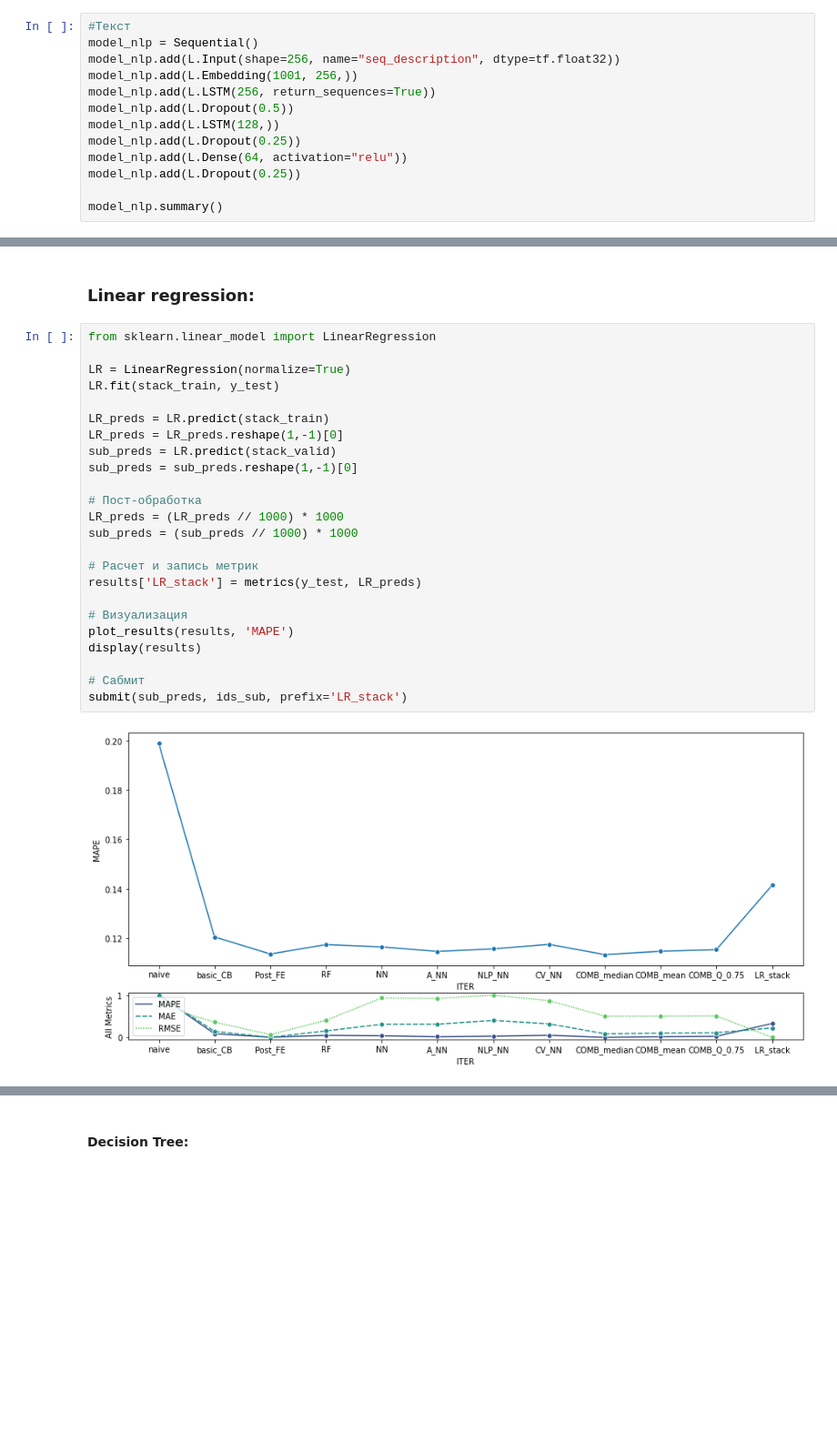
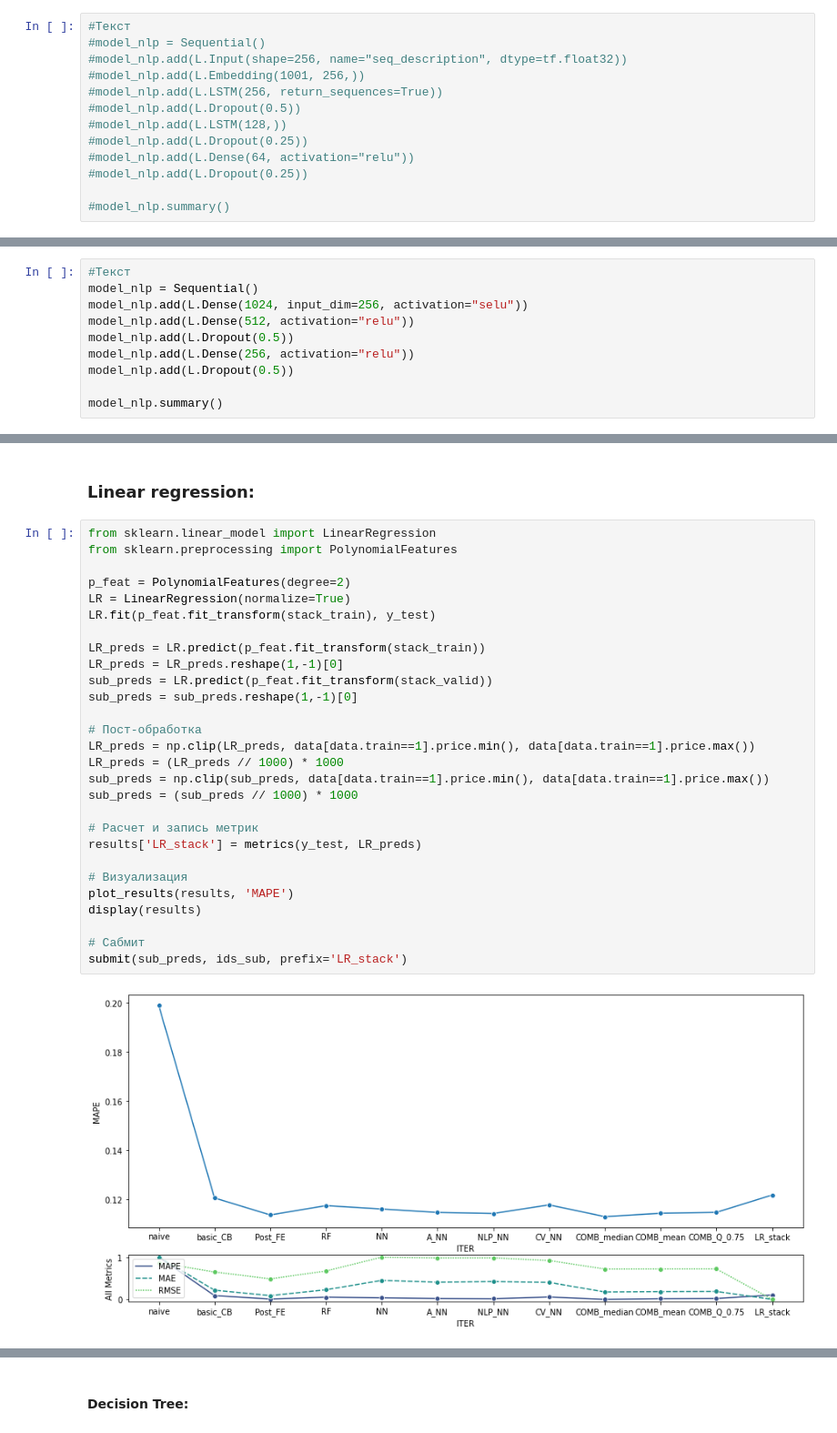
Before and after one commit to blinnikov-ae/skillfactory_rds, a Jupyter notebook: module_7/Car_Price_P2_BlinnikovAE.ipynb, the cells around one changed output, grey strips where cells are left out. Shown at 91% size. Drawn from its saved outputs; the diff is of its cells as text; blank space fills up the shorter version.

```diff
--- a/module_7/Car_Price_P2_BlinnikovAE.ipynb
+++ b/module_7/Car_Price_P2_BlinnikovAE.ipynb
@@ -1446,13 +1475,13 @@ _________________________________________________________________
 # %%
 #Текст
-model_nlp = Sequential()
-model_nlp.add(L.Input(shape=256, name="seq_description", dtype=tf.float32))
-model_nlp.add(L.Embedding(1001, 256,))
-model_nlp.add(L.LSTM(256, return_sequences=True))
-model_nlp.add(L.Dropout(0.5))
-model_nlp.add(L.LSTM(128,))
-model_nlp.add(L.Dropout(0.25))
-model_nlp.add(L.Dense(64, activation="relu"))
-model_nlp.add(L.Dropout(0.25))
+#model_nlp = Sequential()
+#model_nlp.add(L.Input(shape=256, name="seq_description", dtype=tf.float32))
+#model_nlp.add(L.Embedding(1001, 256,))
+#model_nlp.add(L.LSTM(256, return_sequences=True))
+#model_nlp.add(L.Dropout(0.5))
+#model_nlp.add(L.LSTM(128,))
+#model_nlp.add(L.Dropout(0.25))
+#model_nlp.add(L.Dense(64, activation="relu"))
+#model_nlp.add(L.Dropout(0.25))
 
-model_nlp.summary()
+#model_nlp.summary()
@@ -1771,0 +1765,10 @@ _________________________________________________________________
+# %%
+#Текст
+model_nlp = Sequential()
+model_nlp.add(L.Dense(1024, input_dim=256, activation="selu"))
+model_nlp.add(L.Dense(512, activation="relu"))
+model_nlp.add(L.Dropout(0.5))
+model_nlp.add(L.Dense(256, activation="relu"))
+model_nlp.add(L.Dropout(0.5))
+
+model_nlp.summary()
@@ -2015,28 +2037,32 @@ stack_valid.sample(3)
 ### Linear regression:
 # %%
 from sklearn.linear_model import LinearRegression
+from sklearn.preprocessing import PolynomialFeatures
 
+p_feat = PolynomialFeatures(degree=2)
 LR = LinearRegression(normalize=True)
-LR.fit(stack_train, y_test)
+LR.fit(p_feat.fit_transform(stack_train), y_test)
 
-LR_preds = LR.predict(stack_train)
+LR_preds = LR.predict(p_feat.fit_transform(stack_train))
 LR_preds = LR_preds.reshape(1,-1)[0]
-sub_preds = LR.predict(stack_valid)
+sub_preds = LR.predict(p_feat.fit_transform(stack_valid))
 sub_preds = sub_preds.reshape(1,-1)[0]
 
 # Пост-обработка
+LR_preds = np.clip(LR_preds, data[data.train==1].price.min(), data[data.train==1].price.max())
 LR_preds = (LR_preds // 1000) * 1000
+sub_preds = np.clip(sub_preds, data[data.train==1].price.min(), data[data.train==1].price.max())
 sub_preds = (sub_preds // 1000) * 1000
 
 # Расчет и запись метрик
 results['LR_stack'] = metrics(y_test, LR_preds)
 
 # Визуализация
 plot_results(results, 'MAPE')
 display(results)
 
 # Сабмит
 submit(sub_preds, ids_sub, prefix='LR_stack')
 # %% [output]
-[figure, old version]
+[figure, new version]
 |  | naive | basic_CB | Post_FE | RF | NN | A_NN | NLP_NN | CV_NN | COMB_median | COMB_mean | ... |
```
Also changed, not shown: parts of 37 cells of this notebook, 1 other file.
